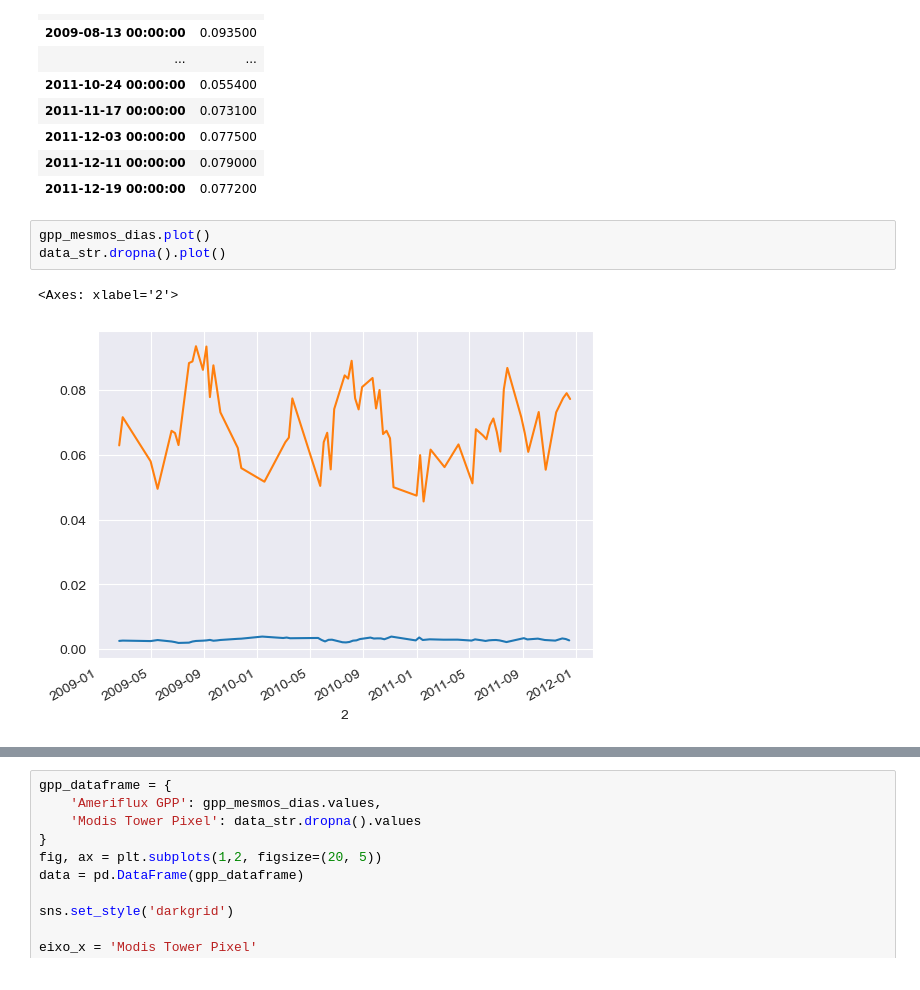
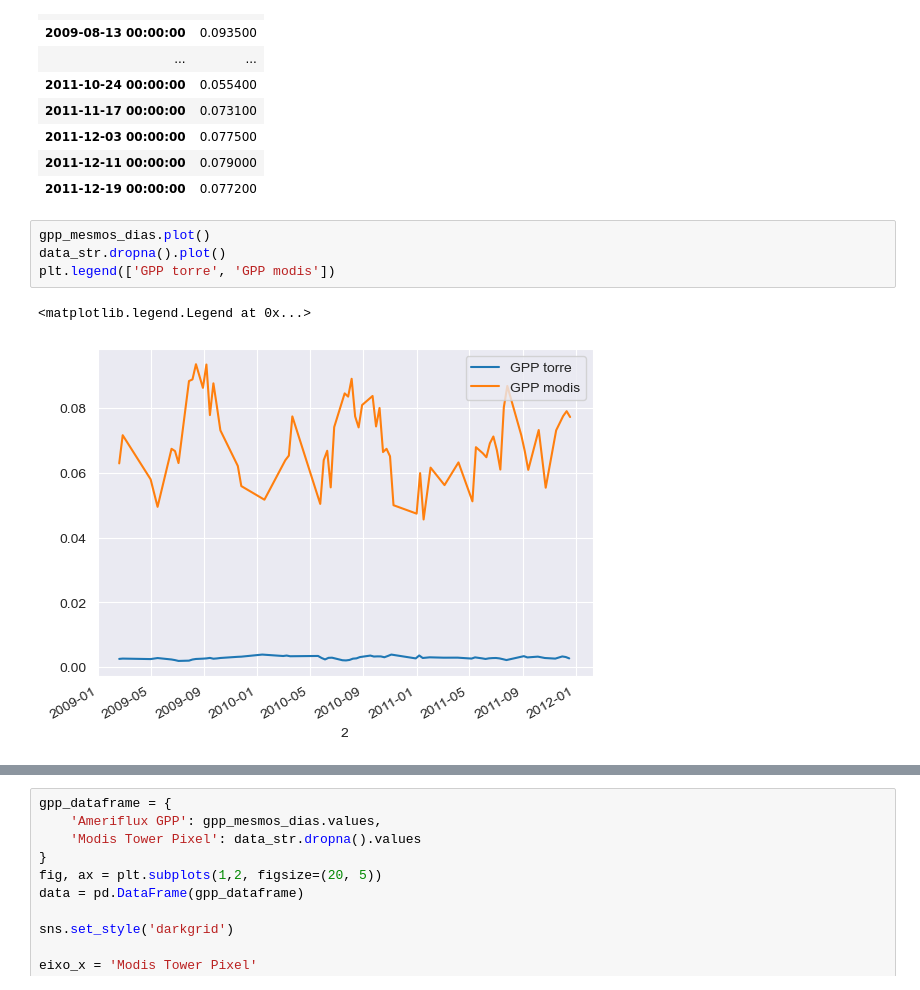
Before and after one commit to albert-santos/remote-sensing, a Jupyter notebook: Jean/Santarem/Comparacao_Santarem_Modis.ipynb, the cells around one changed output, grey strips where cells are left out. Cells and saved outputs as stored; diff of their text form.

```diff
--- a/Jean/Santarem/Comparacao_Santarem_Modis.ipynb
+++ b/Jean/Santarem/Comparacao_Santarem_Modis.ipynb
@@ -574,6 +574,7 @@ Modis
 # %%
 gpp_mesmos_dias.plot()
 data_str.dropna().plot()
+plt.legend(['GPP torre', 'GPP modis'])
 # %% [output]
-<Axes: xlabel='2'>
+<matplotlib.legend.Legend at 0x...>
-[figure, old version]
+[figure, new version]
```
Also changed, not shown: parts of 4 cells of this notebook.
